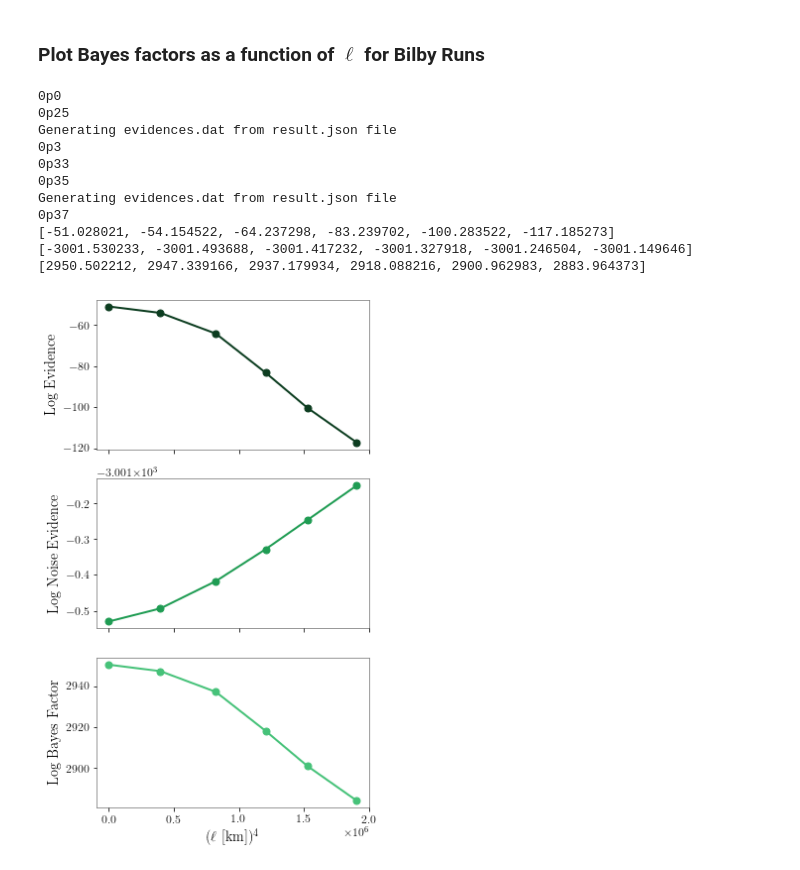
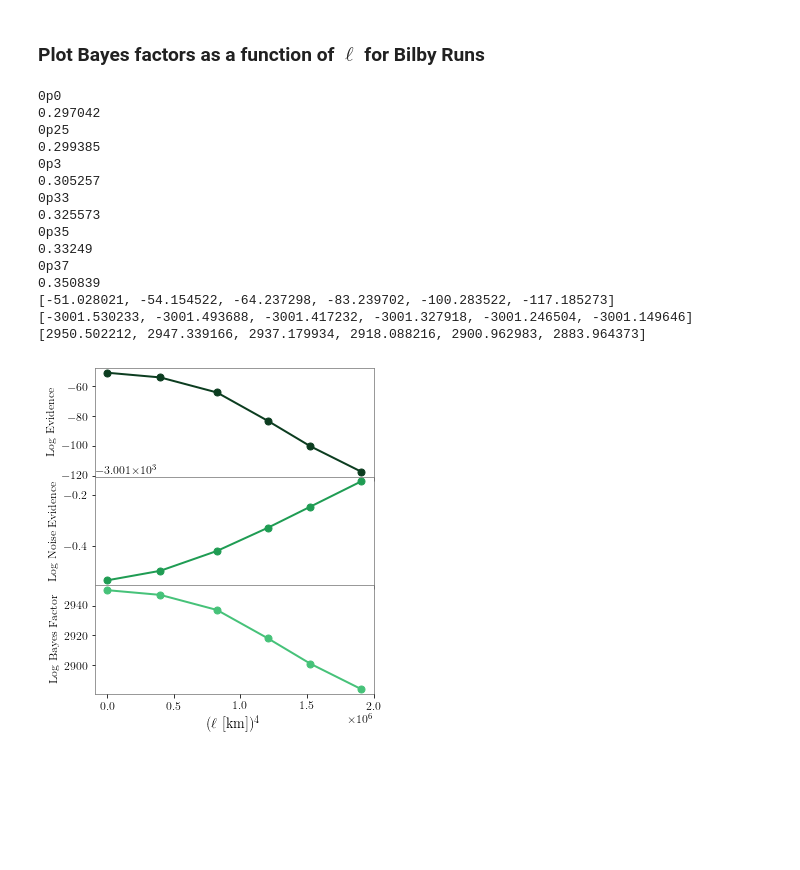
Before and after one commit to mariaokounkova/BeyondGRAnalysis, a Jupyter notebook: BilbyAnalysis.ipynb, the cells around one changed output. Cells and saved outputs as stored; diff of their text form; code cells hidden in the pictures; blank space fills up the shorter version.

Commit message:
BilbyAnalysis: Update spacing of evidence plot

```diff
--- a/BilbyAnalysis.ipynb
+++ b/BilbyAnalysis.ipynb
@@ -364,41 +379,47 @@ def PlotBayesEll():
         log_noise_evidences.append(log_noise_evidence)
         log_bayes_factors.append( log_bayes_factor)
 
-    fig, axes = plt.subplots(3, figsize=(5,8), sharex = True)
+    fig, axes = plt.subplots(3, figsize=(5,6), sharex = True)
 
     print(log_evidences)
     print(log_noise_evidences)
     print(log_bayes_factors)
 
     axes[0].plot(np.array(ell_vals)**4, log_evidences, '-o', color = '#0c3d20', markersize = 7, lw = 2.0)
     axes[1].plot(np.array(ell_vals)**4, log_noise_evidences, '-o', color = '#1f9c53', markersize = 7, lw = 2.0)
     axes[2].plot(np.array(ell_vals)**4, log_bayes_factors, '-o', color = '#46c279',  markersize = 7, lw = 2.0)
 
-    axes[0].set_ylabel('Log Evidence')
-    axes[1].set_ylabel('Log Noise Evidence')
-    axes[2].set_ylabel('Log Bayes Factor')
+    fs = 12
+    axes[0].set_ylabel('Log Evidence', fontsize=fs)
+    axes[1].set_ylabel('Log Noise Evidence', fontsize=fs)
+    axes[2].set_ylabel('Log Bayes Factor', fontsize=fs)
 
 
     for ax in axes:
         ax.tick_params(axis='x', which='both', bottom=True, top=False)
         ax.grid()
 
+    plt.subplots_adjust(hspace=0.0)
     plt.xlabel(r'($\ell$ [km])${}^4$')
-    plt.tight_layout()
+    #plt.tight_layout()
     plt.savefig('BayesEll.pdf')
     plt.show()
 
 PlotBayesEll()
 # %% [output]
 0p0
+0.297042
 0p25
-Generating evidences.dat from result.json file
+0.299385
 0p3
+0.305257
 0p33
+0.325573
 0p35
-Generating evidences.dat from result.json file
+0.33249
 0p37
+0.350839
 [-51.028021, -54.154522, -64.237298, -83.239702, -100.283522, -117.185273]
 [-3001.530233, -3001.493688, -3001.417232, -3001.327918, -3001.246504, -3001.149646]
 [2950.502212, 2947.339166, 2937.179934, 2918.088216, 2900.962983, 2883.964373]
-[figure, old version]
+[figure, new version]
```
Also changed, not shown: parts of 8 cells of this notebook.
